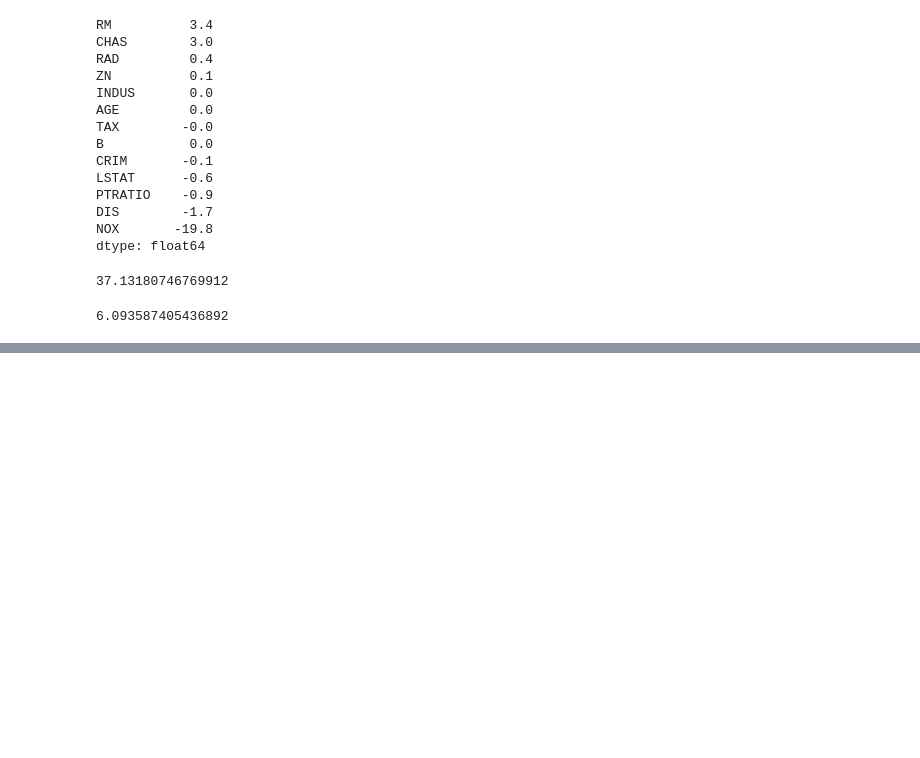
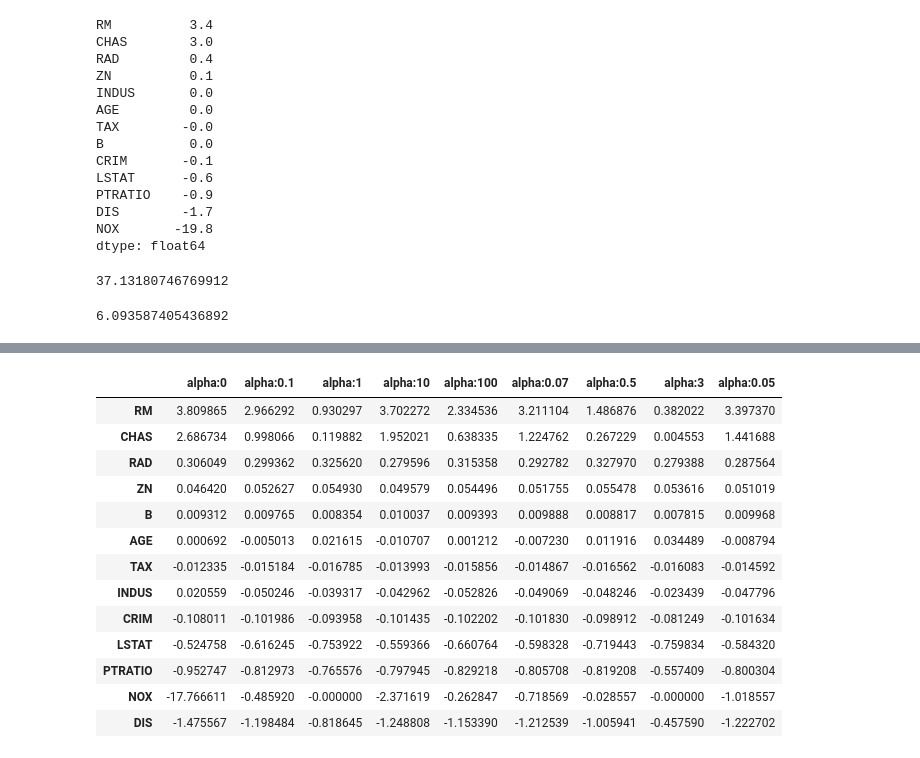
Before and after one commit to 107131n/phython_ex, a Jupyter notebook: 09_시계열/02_보스턴주택가격예측.ipynb, the cells around one changed output, grey strips where cells are left out. Cells and saved outputs as stored; diff of their text form; code cells hidden in the pictures; blank space fills up the shorter version.

```diff
--- a/09_시계열/02_보스턴주택가격예측.ipynb
+++ b/09_시계열/02_보스턴주택가격예측.ipynb
@@ -147,0 +230,21 @@ np.sqrt(np.mean(-neg_mse)) #교차검증, rmse/ mse보다 과적합이 덜 함
+# %%
+def get_linear_reg_eval(model_name,params=None,X=None,y=None,verbose=True,return_coeff=True): # verbose: 실행 중에 관련 로그 출력 여부
+    coeff = pd.DataFrame()
+    if verbose:print('#######',model_name,'######')
+    for param in params:
+        if model_name == 'Ridge':model = Ridge(alpha=param)
+        elif model_name == 'Lasso':model = Lasso(alpha=param)
+        elif model_name == 'ElasticNet':model = ElasticNet(alpha=param,l1_ratio=0.07)
+        neg_mse_scores = cross_val_score(model,
+                                         X,
+                                         y,
+                                         scoring='neg_mean_squared_error',
+                                         cv=5)
+        avg_rmse = np.mean(np.sqrt(-neg_mse_scores))
+        print(f'alpha {param} rmse:{avg_rmse}')
+        model.fit(X,y)
+        if return_coeff:
+            coeff = pd.Series(data=model.coef_,index=X.columns)
+            colname = 'alpha:'+str(param)
+            coeff_df[colname]=coeff
+    return coeff_df
@@ -147,0 +284,3 @@ np.sqrt(np.mean(-neg_mse)) #교차검증, rmse/ mse보다 과적합이 덜 함
+# %%
+elastic_alphas=[0.05,0.07,0.1,0.5,1,3]
+coeff_elastic_df = get_linear_reg_eval('ElasticNet',elastic_alphas,X,y)
@@ -147,0 +295,17 @@ np.sqrt(np.mean(-neg_mse)) #교차검증, rmse/ mse보다 과적합이 덜 함
+# %%
+coeff_elastic_df.sort_values(by='alpha:0.05',ascending=False)
+# %% [output]
+|  | alpha:0 | alpha:0.1 | alpha:1 | alpha:10 | alpha:100 | alpha:0.07 | alpha:0.5 | alpha:3 | alpha:0.05 |
+| RM | 3.809865 | 2.966292 | 0.930297 | 3.702272 | 2.334536 | 3.211104 | 1.486876 | 0.382022 | 3.397370 |
+| CHAS | 2.686734 | 0.998066 | 0.119882 | 1.952021 | 0.638335 | 1.224762 | 0.267229 | 0.004553 | 1.441688 |
+| RAD | 0.306049 | 0.299362 | 0.325620 | 0.279596 | 0.315358 | 0.292782 | 0.327970 | 0.279388 | 0.287564 |
+| ZN | 0.046420 | 0.052627 | 0.054930 | 0.049579 | 0.054496 | 0.051755 | 0.055478 | 0.053616 | 0.051019 |
+| B | 0.009312 | 0.009765 | 0.008354 | 0.010037 | 0.009393 | 0.009888 | 0.008817 | 0.007815 | 0.009968 |
+| AGE | 0.000692 | -0.005013 | 0.021615 | -0.010707 | 0.001212 | -0.007230 | 0.011916 | 0.034489 | -0.008794 |
+| TAX | -0.012335 | -0.015184 | -0.016785 | -0.013993 | -0.015856 | -0.014867 | -0.016562 | -0.016083 | -0.014592 |
+| INDUS | 0.020559 | -0.050246 | -0.039317 | -0.042962 | -0.052826 | -0.049069 | -0.048246 | -0.023439 | -0.047796 |
+| CRIM | -0.108011 | -0.101986 | -0.093958 | -0.101435 | -0.102202 | -0.101830 | -0.098912 | -0.081249 | -0.101634 |
+| LSTAT | -0.524758 | -0.616245 | -0.753922 | -0.559366 | -0.660764 | -0.598328 | -0.719443 | -0.759834 | -0.584320 |
+| PTRATIO | -0.952747 | -0.812973 | -0.765576 | -0.797945 | -0.829218 | -0.805708 | -0.819208 | -0.557409 | -0.800304 |
+| NOX | -17.766611 | -0.485920 | -0.000000 | -2.371619 | -0.262847 | -0.718569 | -0.028557 | -0.000000 | -1.018557 |
+| DIS | -1.475567 | -1.198484 | -0.818645 | -1.248808 | -1.153390 | -1.212539 | -1.005941 | -0.457590 | -1.222702 |
```
Also changed, not shown: parts of 18 cells of this notebook, 5 other files.
